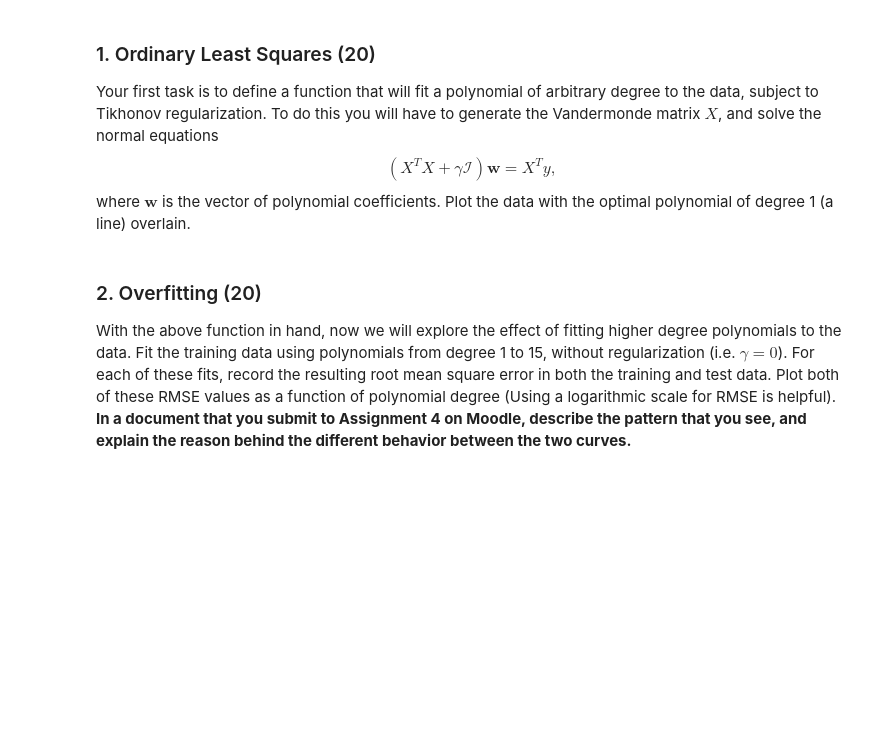
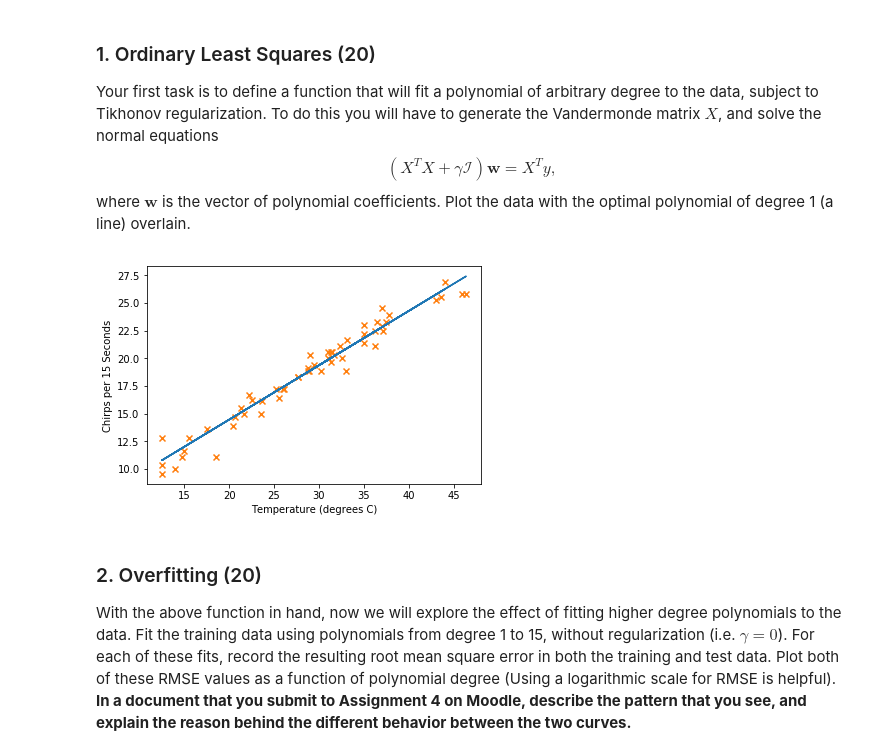
Before and after one commit to UMT-CS447-547-Fall-2018/Homework_4, a Jupyter notebook: Homework_4.ipynb, the cells around one changed output. Saved outputs shown, nothing was run; the diff lists cells and outputs as text; code cells hidden in the pictures; blank space fills up the shorter version.

```diff
--- a/Homework_4.ipynb
+++ b/Homework_4.ipynb
@@ -59,10 +59,14 @@ For centuries, it's been understood that the frequency of cricket chirps increas
 
 To begin, import the data file cricket.txt.  The first column is the temperature in degrees C, while the second column is the number of cricket chirps per 15 seconds.  Using scikit-learn's model selection tools, we can split the data into a training set, which will be used to train the model, and a test set, which will be used to validate the model's performance on data that was *not* used to train it.
 # %%
-data = np.loadtxt('crickets.txt')
+import numpy as np
+import matplotlib.pyplot as plt
+
+
+data = np.loadtxt('crickets.txt', unpack=True)
 
 from sklearn.model_selection import train_test_split
-X_train, X_test, y_train, y_test = train_test_split(data[:,0], data[:,1], test_size=0.5, random_state=42)
+X_train, X_test, y_train, y_test = train_test_split(data[0], data[1], test_size=0.5, random_state=42)
 # %% [markdown]
 ### 1. Ordinary Least Squares (20)
 Your first task is to define a function that will fit a polynomial of arbitrary degree to the data, subject to Tikhonov regularization.  To do this you will have to generate the Vandermonde matrix $X$, and solve the normal equations
@@ -71,13 +75,29 @@ $$
 $$
 where $\mathbf{w}$ is the vector of polynomial coefficients.  Plot the data with the optimal polynomial of degree 1 (a line) overlain.
 # %%
-def fit_polynomial(X,y,d,gamma=0):
+def vandermonde(x, d=1):
+    return np.vander(x, d + 1, increasing=True)
+
+
+def fit_polynomial(X, y, d, gamma=0):
     """  Find the ordinary least squares fit of an independent
         variable X to a dependent variable y"""
-    X_vander = None #!
-    W = None  #!
-
+    X_vander = vandermonde(X, d)
+    left = (X_vander.T @ X_vander) + (gamma * np.identity(X_vander.shape[1]))
+    right = X_vander.T @ y
+    W = np.linalg.solve(left, right)
     return W
+# %%
+w = fit_polynomial(X_train, y_train, 1)
+y_pred = vandermonde(X_train) @ w
+
+plt.scatter(data[0], data[1], marker='x', c='#FF7F0E')
+plt.plot(X_train, y_pred)
+plt.xlabel('Temperature (degrees C)')
+plt.ylabel('Chirps per 15 Seconds')
+plt.show()
+# %% [output]
+[figure, added]
 # %% [markdown]
 ### 2. Overfitting (20)
 With the above function in hand, now we will explore the effect of fitting higher degree polynomials to the data.  Fit the training data using polynomials from degree 1 to 15, without regularization (i.e. $\gamma=0$).  For each of these fits, record the resulting root mean square error in both the training and test data.  Plot both of these RMSE values as a function of polynomial degree (Using a logarithmic scale for RMSE is helpful).  **In a document that you submit to Assignment 4 on Moodle, describe the pattern that you see, and explain the reason behind the different behavior between the two curves.**
```
Also changed, not shown: parts of 1 cell of this notebook.
